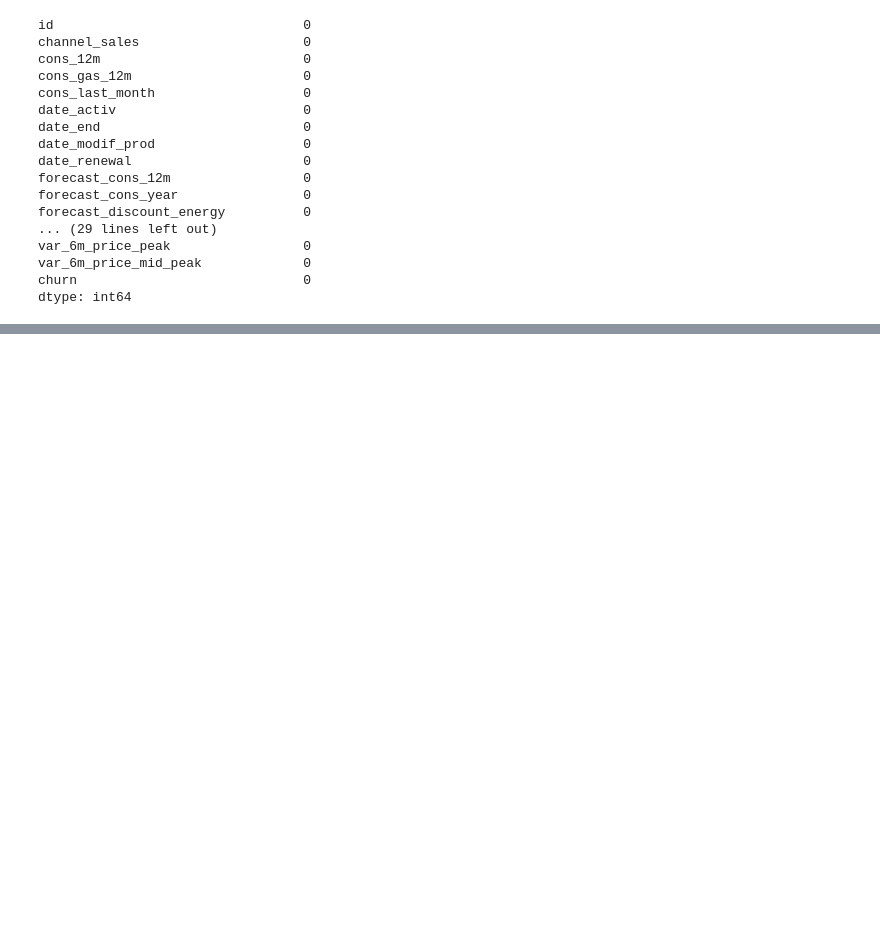
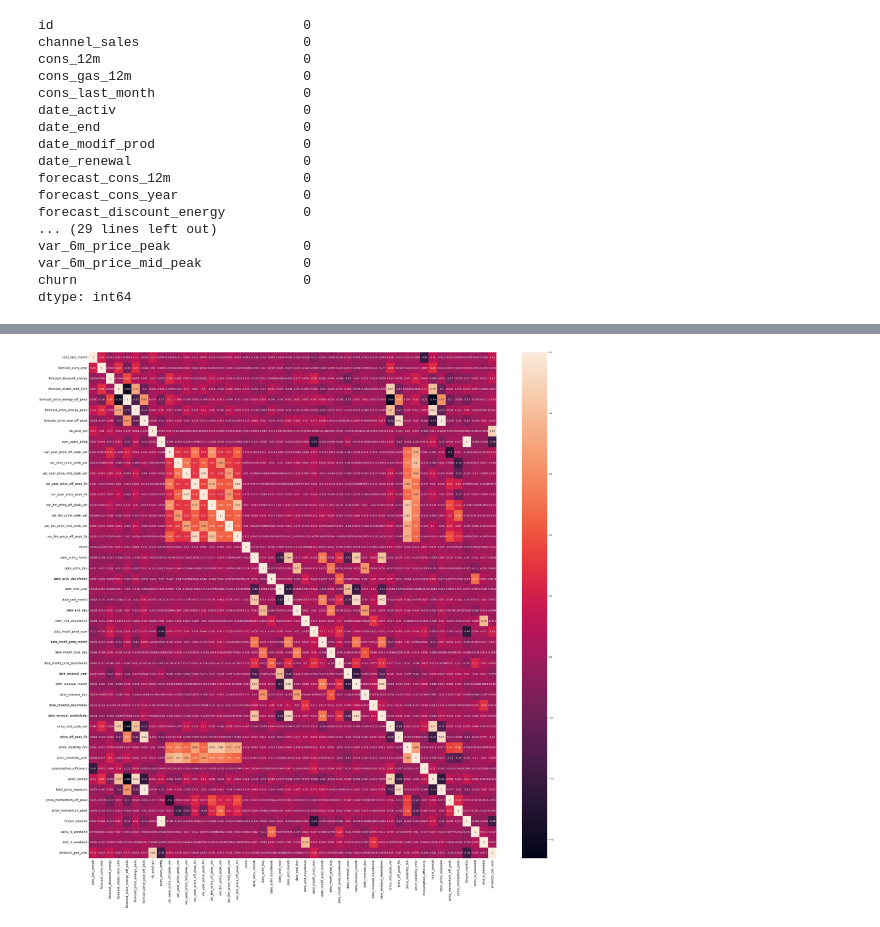
Before and after one commit to JannathaGitHubVision/Client_Project_BCGX, a Jupyter notebook: Feature Engineering Pratcise.ipynb, the cells around one changed output, grey strips where cells are left out. Drawn from its saved outputs; the diff is of its cells as text; code cells hidden in the pictures; blank space fills up the shorter version.

```diff
--- a/Feature Engineering Pratcise.ipynb
+++ b/Feature Engineering Pratcise.ipynb
@@ -702,0 +124,16 @@ Dataset shape after dropping low variance features: (14606, 79)
+# %%
+# Aggregate price data by company ID (get mean prices across all dates)
+price_aggregated = price_df.groupby('id').agg({
+    'price_off_peak_var': 'mean',
+    'price_peak_var': 'mean',
+    'price_mid_peak_var': 'mean',
+    'price_off_peak_fix': 'mean',
+    'price_peak_fix': 'mean',
+    'price_mid_peak_fix': 'mean'
+}).reset_index()
+
+# Merge with featureEng dataset
+featureEng = pd.merge(featureEng, price_aggregated, on='id', how='left')
+
+# Check the combined dataset
+featureEng.info()
@@ -702,0 +330,23 @@ Dataset shape after dropping low variance features: (14606, 79)
+# %%
+import matplotlib.pyplot as plt
+import seaborn as sns
+
+# Calculate correlation matrix for enhanced dataset
+numeric_columns = featureEng_enhanced.select_dtypes(include=[np.number]).columns
+correlation = featureEng_enhanced[numeric_columns].corr()
+
+# Plot correlation
+plt.figure(figsize=(45, 45))
+sns.heatmap(
+    correlation,
+    xticklabels=correlation.columns.values,
+    yticklabels=correlation.columns.values,
+    annot=True,
+    annot_kws={'size': 12}
+)
+# Axis ticks size
+plt.xticks(fontsize=15)
+plt.yticks(fontsize=15)
+plt.show()
+# %% [output]
+[figure, added]
```
Also changed, not shown: parts of 17 cells of this notebook.
